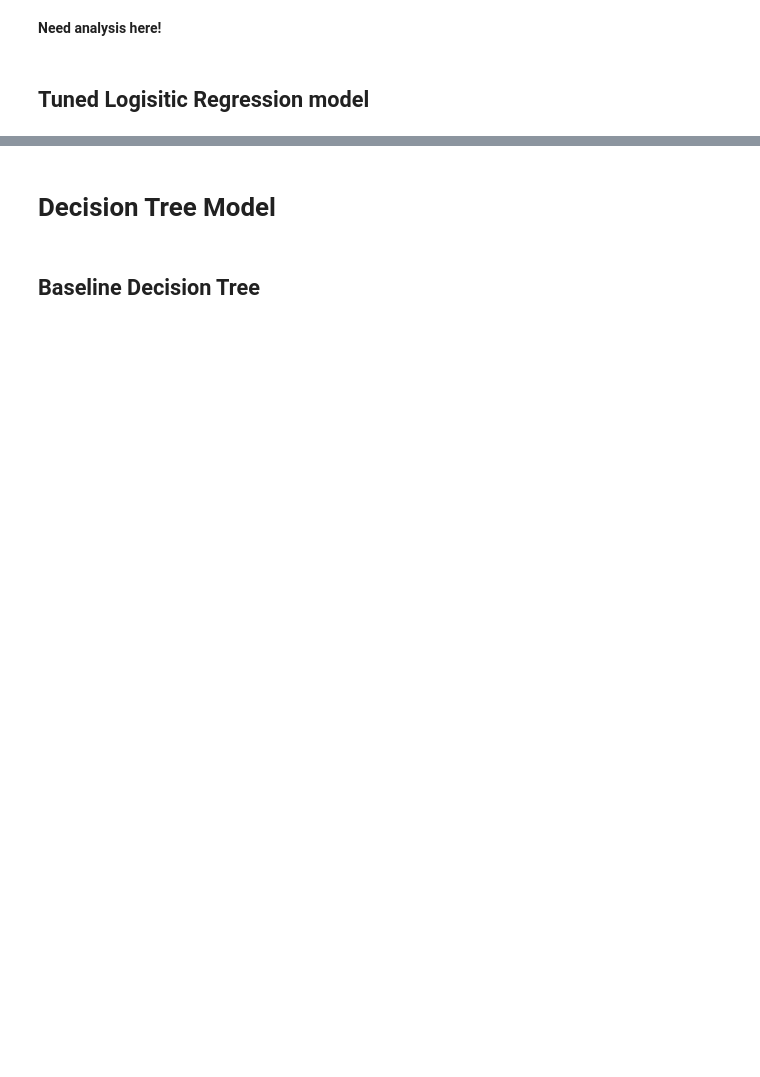
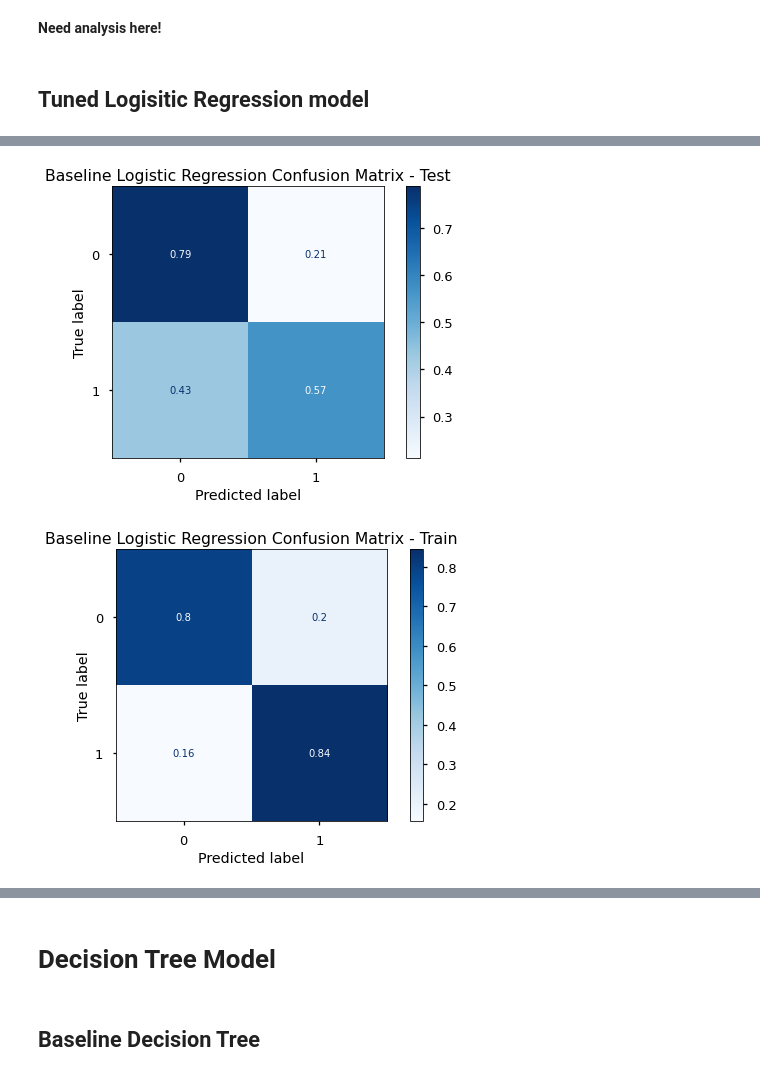
Before and after one commit to heathlikethecandybar/phase_4_project, a Jupyter notebook: phase_3/project/phase_3_notebook.ipynb, the cells around one changed output, grey strips where cells are left out. Cells and saved outputs as stored; diff of their text form; code cells hidden in the pictures; blank space fills up the shorter version.

```diff
--- a/phase_3/project/phase_3_notebook.ipynb
+++ b/phase_3/project/phase_3_notebook.ipynb
@@ -1084,0 +1077,15 @@ knn_6_log_loss
+# %%
+# plotting confusion matrix for our tuned logistic regression - Test
+fig, ax = plt.subplots(figsize=(8,5))
+
+plot_confusion_matrix(baseline_ridge, X_test, y_test, ax=ax,  cmap='Blues', normalize='true')
+ax.set_title("Baseline Logistic Regression Confusion Matrix - Test");
+
+# plotting confusion matrix for our tuned logistic regression - Train
+fig, ax = plt.subplots(figsize=(8,5))
+
+plot_confusion_matrix(baseline_ridge, X_train, y_train, ax=ax,  cmap='Blues', normalize='true')
+ax.set_title("Baseline Logistic Regression Confusion Matrix - Train");
+# %% [output]
+[figure, added]
+[figure, added]
```
Also changed, not shown: parts of 62 cells of this notebook.
